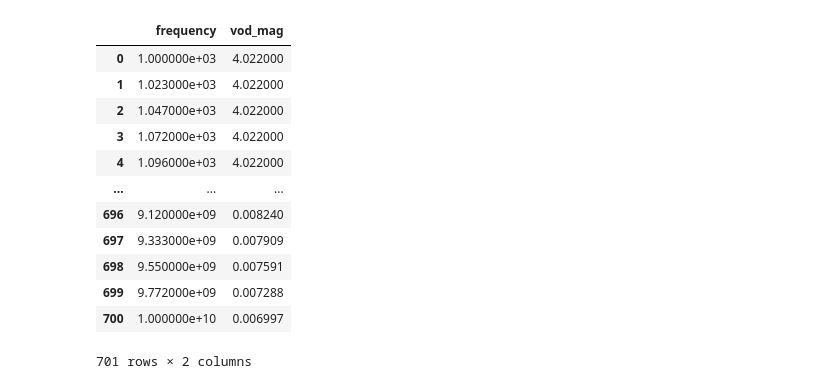
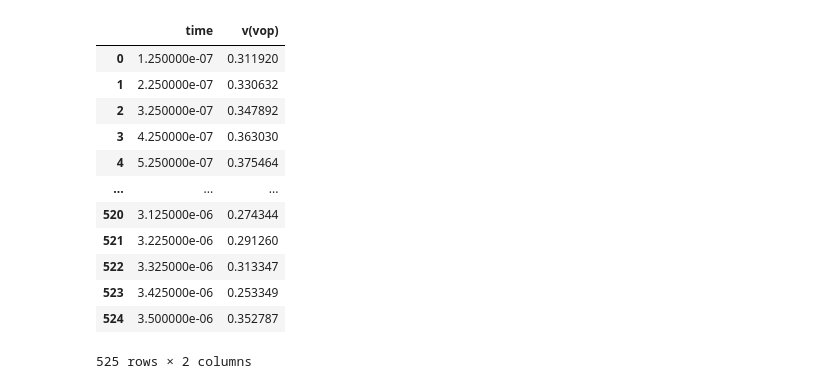
Before and after one commit to bmurmann/ICONS2026, a Jupyter notebook: th_nmos/th_nmos_samp.ipynb, the cells around one changed output. Drawn from its saved outputs; the diff is of its cells as text; code cells hidden in the pictures.

```diff
--- a/th_nmos/th_nmos_samp.ipynb
+++ b/th_nmos/th_nmos_samp.ipynb
@@ -4,19 +4,23 @@ import scipy.constants as sc
 import matplotlib.pyplot as plt
 import pandas as pd
 # %%
-df = pd.read_csv('./xschem/simulation/example2.txt', sep='\\s+')
+nfft = 32
+pad = 3
+bins = np.arange(1, nfft//2)
+n = nfft + pad
+df = pd.read_csv('./xschem/simulation/th_nmos.txt', sep='\\s+')
 df
 # %% [output]
-|  | frequency | vod_mag |
-| 0 | 1.000000e+03 | 4.022000 |
-| 1 | 1.023000e+03 | 4.022000 |
-| 2 | 1.047000e+03 | 4.022000 |
-| 3 | 1.072000e+03 | 4.022000 |
-| 4 | 1.096000e+03 | 4.022000 |
+|  | time | v(vop) |
+| 0 | 1.250000e-07 | 0.311920 |
+| 1 | 2.250000e-07 | 0.330632 |
+| 2 | 3.250000e-07 | 0.347892 |
+| 3 | 4.250000e-07 | 0.363030 |
+| 4 | 5.250000e-07 | 0.375464 |
 | ... | ... | ... |
-| 696 | 9.120000e+09 | 0.008240 |
-| 697 | 9.333000e+09 | 0.007909 |
-| 698 | 9.550000e+09 | 0.007591 |
-| 699 | 9.772000e+09 | 0.007288 |
-| 700 | 1.000000e+10 | 0.006997 |
+| 520 | 3.125000e-06 | 0.274344 |
+| 521 | 3.225000e-06 | 0.291260 |
+| 522 | 3.325000e-06 | 0.313347 |
+| 523 | 3.425000e-06 | 0.253349 |
+| 524 | 3.500000e-06 | 0.352787 |
-701 rows × 2 columns
+525 rows × 2 columns
```
Also changed, not shown: parts of 9 cells of this notebook, 6 other files.
